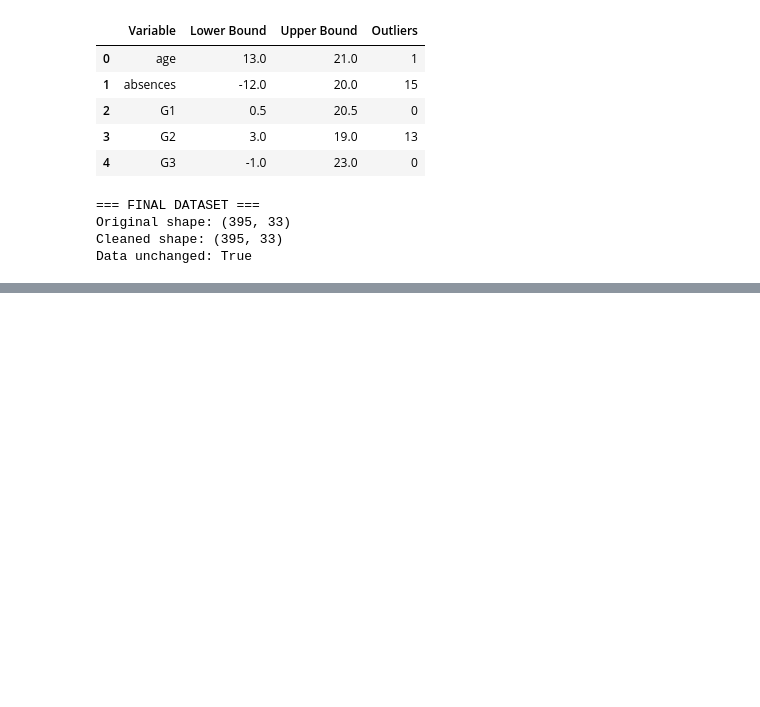
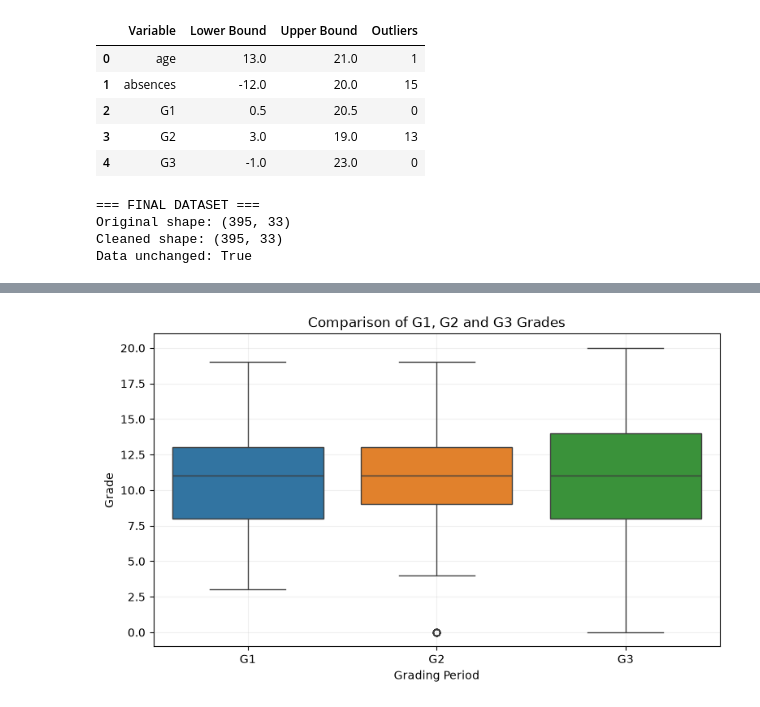
Before and after one commit to valonhajrediniii/data-analysis-project-1, a Jupyter notebook: analysis.ipynb, the cells around one changed output, grey strips where cells are left out. Cells and saved outputs as stored; diff of their text form; code cells hidden in the pictures; blank space fills up the shorter version.

```diff
--- a/analysis.ipynb
+++ b/analysis.ipynb
@@ -219,0 +299,15 @@ Data unchanged: True
+# %%
+plt.figure(figsize=(9, 5))
+
+sns.boxplot(
+    data=df_clean[["G1", "G2", "G3"]]
+)
+
+plt.title("Comparison of G1, G2 and G3 Grades")
+plt.xlabel("Grading Period")
+plt.ylabel("Grade")
+plt.grid(alpha=0.2)
+
+plt.show()
+# %% [output]
+[figure, added]
```
Also changed, not shown: parts of 5 cells of this notebook.
